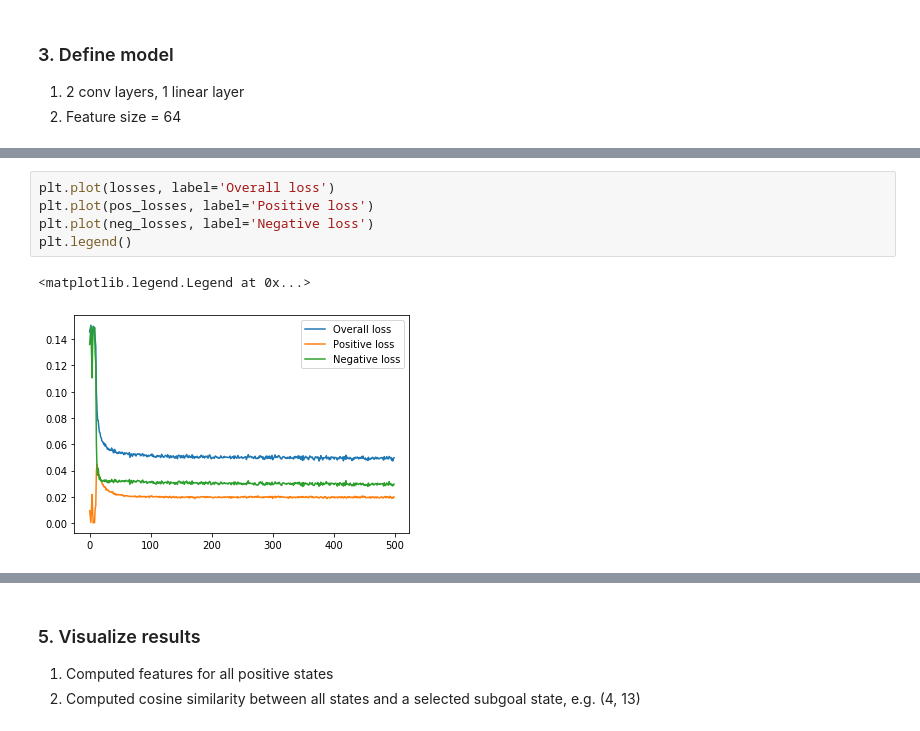
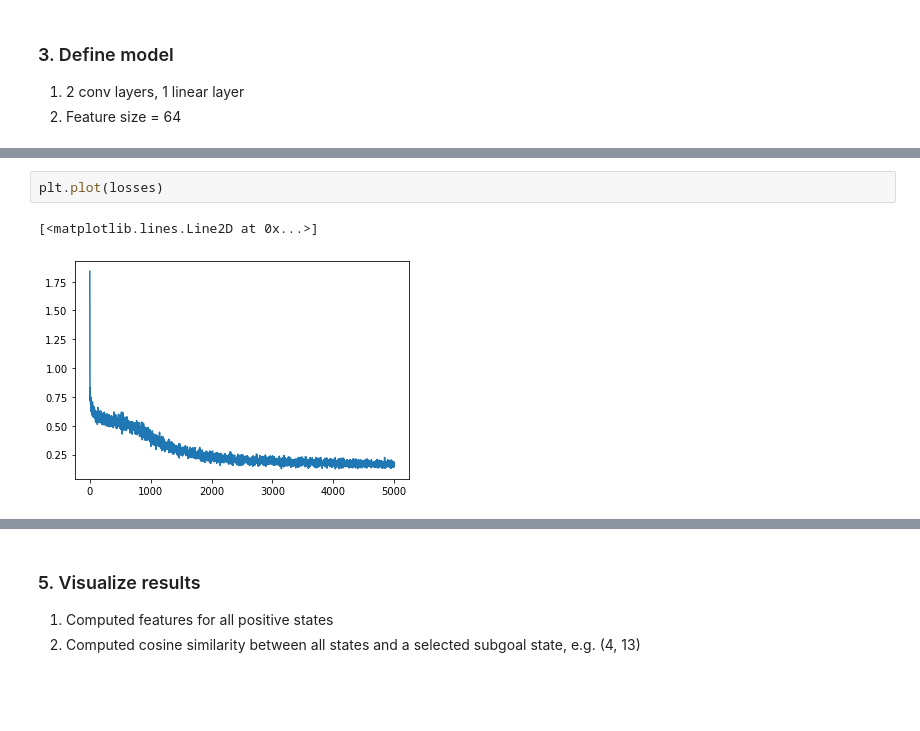
Before and after one commit to 2016choang/sfl, a Jupyter notebook: playground/time-contrastive.ipynb, the cells around one changed output, grey strips where cells are left out. Drawn from its saved outputs; the diff is of its cells as text; blank space fills up the shorter version.

```diff
--- a/playground/time-contrastive.ipynb
+++ b/playground/time-contrastive.ipynb
@@ -270,8 +427,5 @@ Epoch 450: loss = 0.049, pos_loss = 0.020, neg_loss = 0.029
-# %%
-plt.plot(losses, label='Overall loss')
-plt.plot(pos_losses, label='Positive loss')
-plt.plot(neg_losses, label='Negative loss')
-plt.legend()
-# %% [output]
-<matplotlib.legend.Legend at 0x...>
-[figure, removed]
+# %%
+plt.plot(losses)
+# %% [output]
+[<matplotlib.lines.Line2D at 0x...>]
+[figure, added]
```
Also changed, not shown: parts of 57 cells of this notebook, 1 other file.
